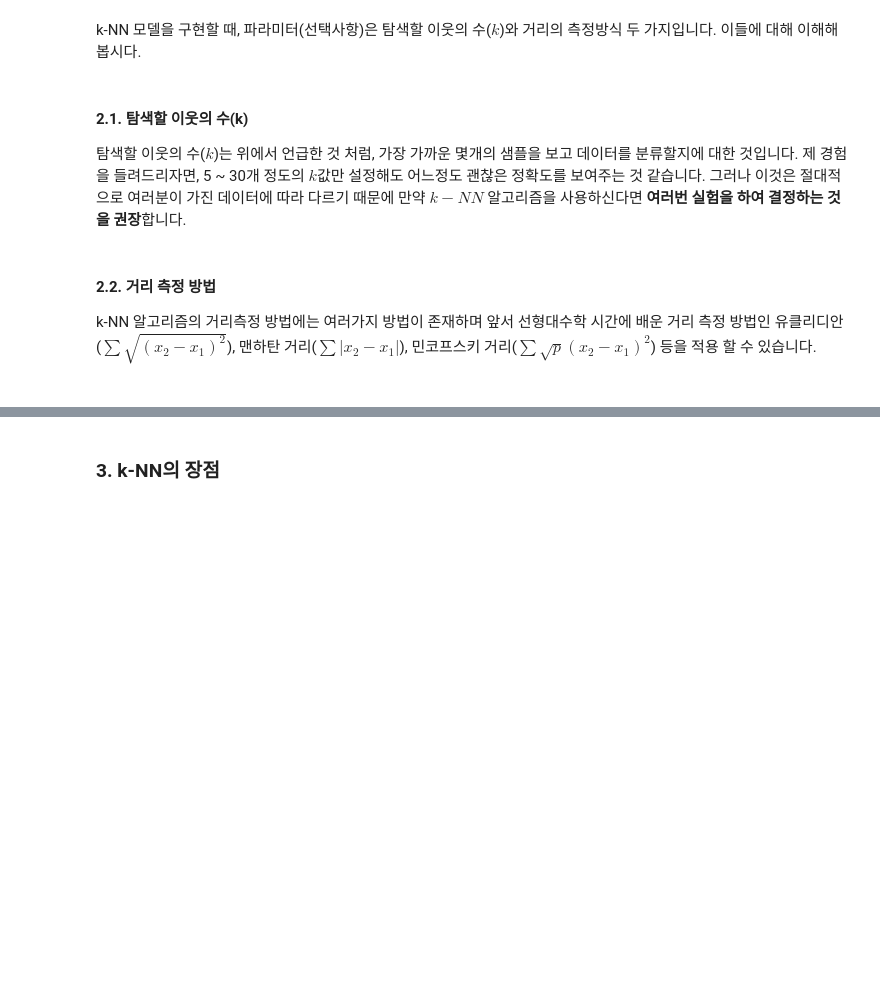
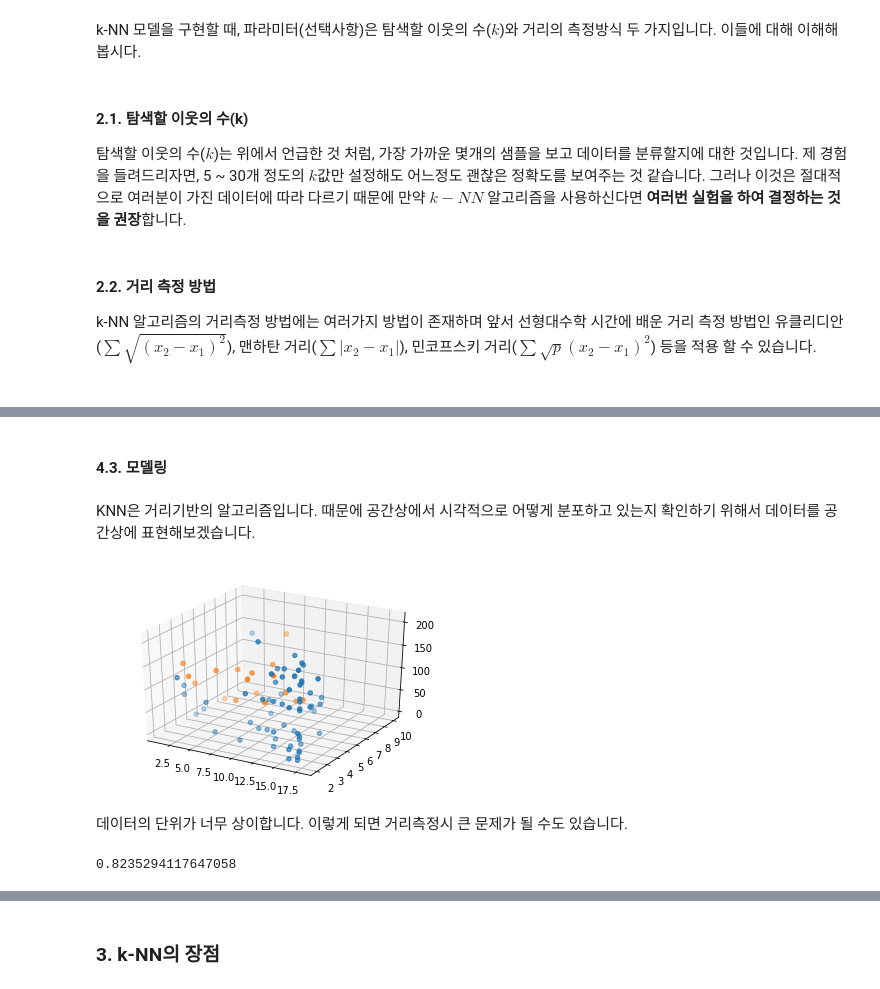
Before and after one commit to hyunwoongko/bigdata-lecture, a Jupyter notebook: _notebooks/03_06_최근접_이웃.ipynb, the cells around one changed output, grey strips where cells are left out. Cells and saved outputs as stored; diff of their text form; code cells hidden in the pictures; blank space fills up the shorter version.

```diff
--- a/_notebooks/03_06_최근접_이웃.ipynb
+++ b/_notebooks/03_06_최근접_이웃.ipynb
@@ -49,0 +76,11 @@ k-NN 알고리즘의 거리측정 방법에는 여러가지 방법이 존재하
+# %%
+import pandas as pd
+
+# 0 : 사라짐, 1 : 여전히 존재함
+label_dict = {'absent':0, 'present':1}
+
+dataset = pd.read_csv('sample_data/kyphosis.csv')
+dataset = dataset.drop(dataset.columns[0], axis=1)
+dataset['kyphosis'] = dataset['kyphosis'].map(label_dict) # 라벨 맵핑
+
+dataset
@@ -49,0 +101,43 @@ k-NN 알고리즘의 거리측정 방법에는 여러가지 방법이 존재하
+# %% [markdown]
+
+#### 4.3. 모델링
+# %% [markdown]
+KNN은 거리기반의 알고리즘입니다. 때문에 공간상에서 시각적으로 어떻게 분포하고 있는지 확인하기 위해서 데이터를 공간상에 표현해보겠습니다.
+# %%
+from matplotlib import pyplot as plt
+
+
+absent = dataset[dataset['kyphosis'] == 0]
+present = dataset[dataset['kyphosis'] == 1]
+
+ax = plt.figure().gca(projection='3d')
+ax.scatter(absent['start'], absent['number'], absent['age'])
+ax.scatter(present['start'], present['number'], present['age'])
+plt.show()
+plt.close()
+# %% [output]
+[figure, added]
+# %% [markdown]
+데이터의 단위가 너무 상이합니다. 이렇게 되면 거리측정시 큰 문제가 될 수도 있습니다.
+# %%
+from sklearn.neighbors import KNeighborsClassifier
+from sklearn.metrics import accuracy_score, classification_report
+
+data_label = dataset['kyphosis']
+data_feature = dataset.drop('kyphosis', axis=1)
+
+split = int(len(data_feature) * 0.8)
+
+train_feature = data_feature[:split]
+train_label = data_label[:split]
+
+test_feature = data_feature[split:]
+test_label = data_label[split:]
+
+model = KNeighborsClassifier(n_neighbors=3, p=2)
+model.fit(train_feature, train_label)
+pred = model.predict(test_feature)
+
+accuracy_score(test_label, pred)
+# %% [output]
+0.8235294117647058
```
Also changed, not shown: parts of 17 cells of this notebook, 5 other files.
